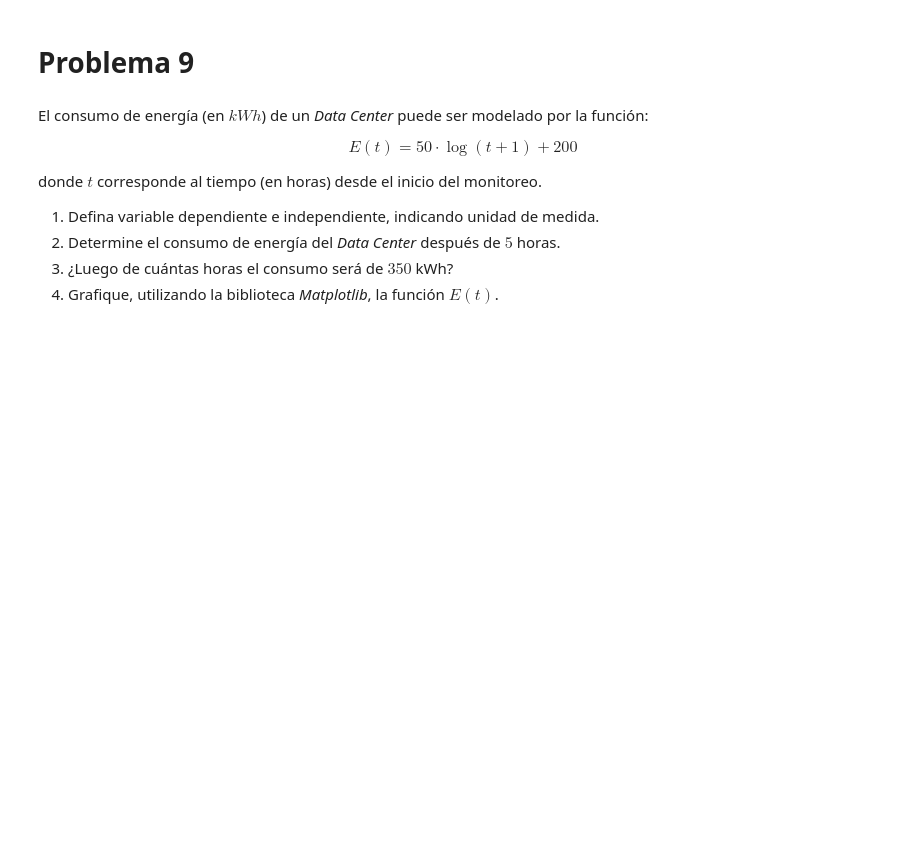
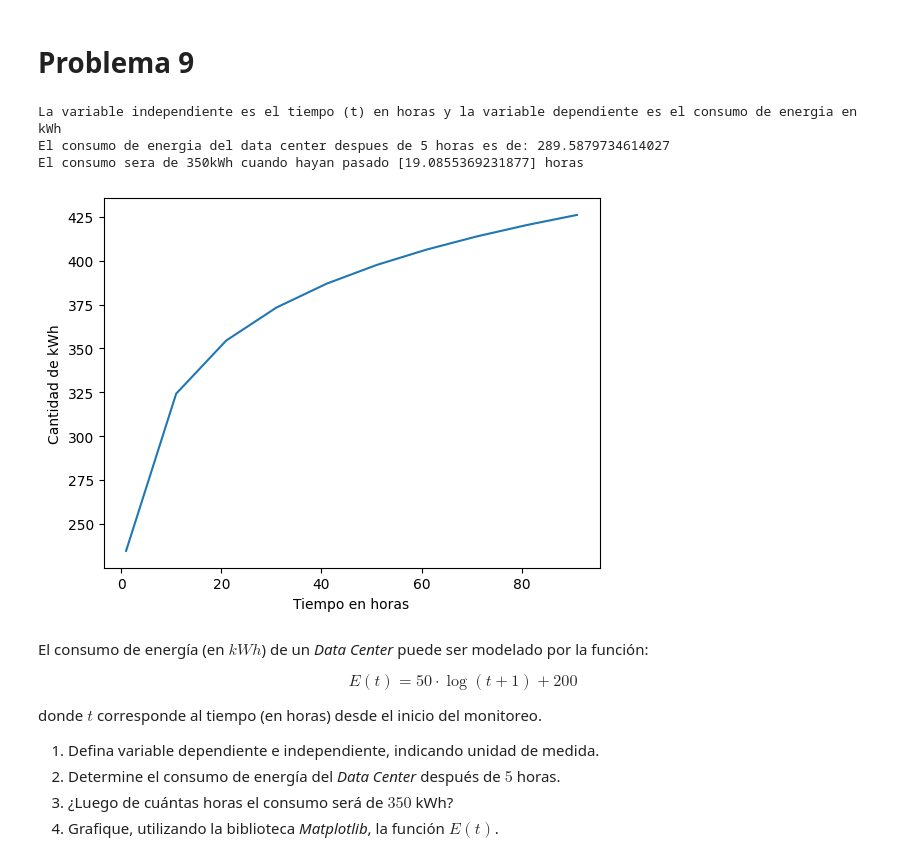
Before and after one commit to Notzeiro/DuocUC-2025, a Jupyter notebook: Math stuff (class)/G1_Funciones (study guide 25_08_2025).ipynb, the cells around one changed output. Cells and saved outputs as stored; diff of their text form; code cells hidden in the pictures; blank space fills up the shorter version.

```diff
--- a/Math stuff (class)/G1_Funciones.ipynb
+++ b/Math stuff (class)/G1_Funciones (study guide 25_08_2025).ipynb
@@ -308,6 +350,39 @@ donde $n$ corresponde a la cantidad de elementos a ordenar. El algoritmo funcion
 5. ¿Cuántos elementos ordena luego de $6$ horas de funcionamiento?
 # %% [markdown]
 # Problema 9
+# %%
+import matplotlib.pyplot as plt
+import numpy as np
+from sympy import Eq , symbols , solve , log
+
+def e(t): #t tiempo en horas
+    return 50 *(np.log( t + 1 )) + 200
+
+def d(kwh):
+    t = symbols('t')
+    equation = Eq(50 *(log( t + 1 )) + 200 , kwh )
+    solutions = solve(equation , t)
+    real_positive_solution = [s.evalf() for s in solutions if s.is_real and s>=0]
+    return real_positive_solution
+
+print("La variable independiente es el tiempo (t) en horas y la variable dependiente es el consumo de energia en kWh")
+
+print(f"El consumo de energia del data center despues de 5 horas es de: {e(5)}")
+
+print(f"El consumo sera de 350kWh cuando hayan pasado {d(350)} horas")
+
+x_values=np.arange(1 , 100 , 10)
+y_values=e(x_values)
+
+plt.xlabel("Tiempo en horas")
+plt.ylabel("Cantidad de kWh")
+plt.plot(x_values , y_values)
+plt.show()
+# %% [output]
+La variable independiente es el tiempo (t) en horas y la variable dependiente es el consumo de energia en kWh
+El consumo de energia del data center despues de 5 horas es de: 289.5879734614027
+El consumo sera de 350kWh cuando hayan pasado [19.0855369231877] horas
+[figure, added]
 # %% [markdown]
 El consumo de energía (en $kWh$) de un *Data Center* puede ser modelado por la función:
 
```
Also changed, not shown: parts of 2 cells of this notebook.
